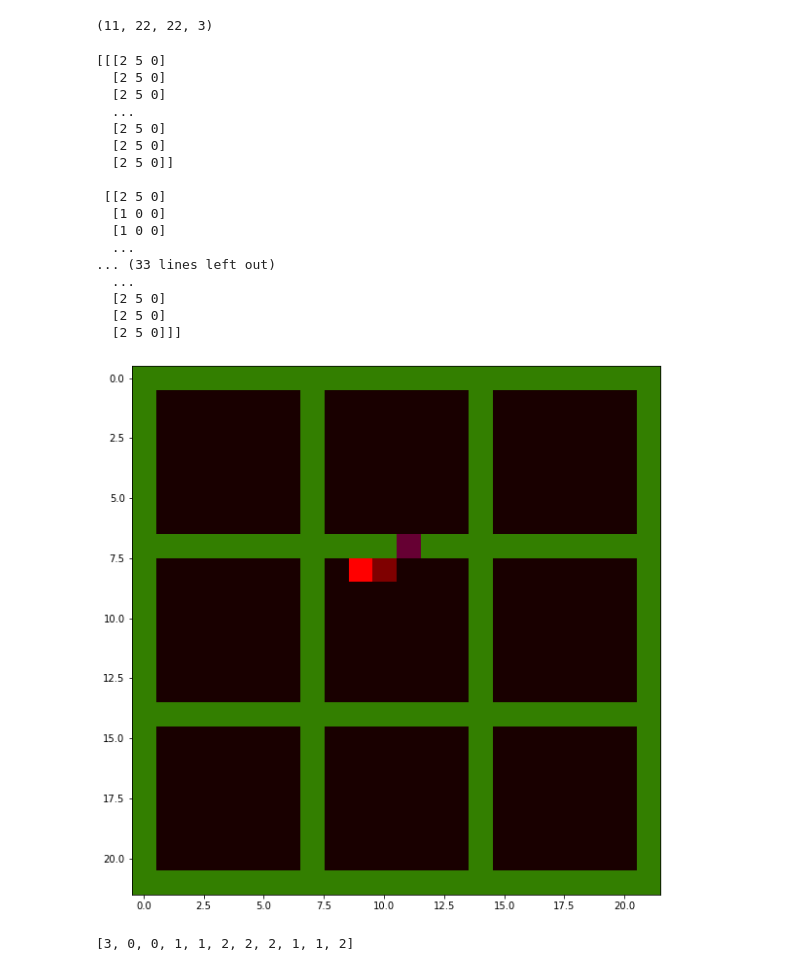
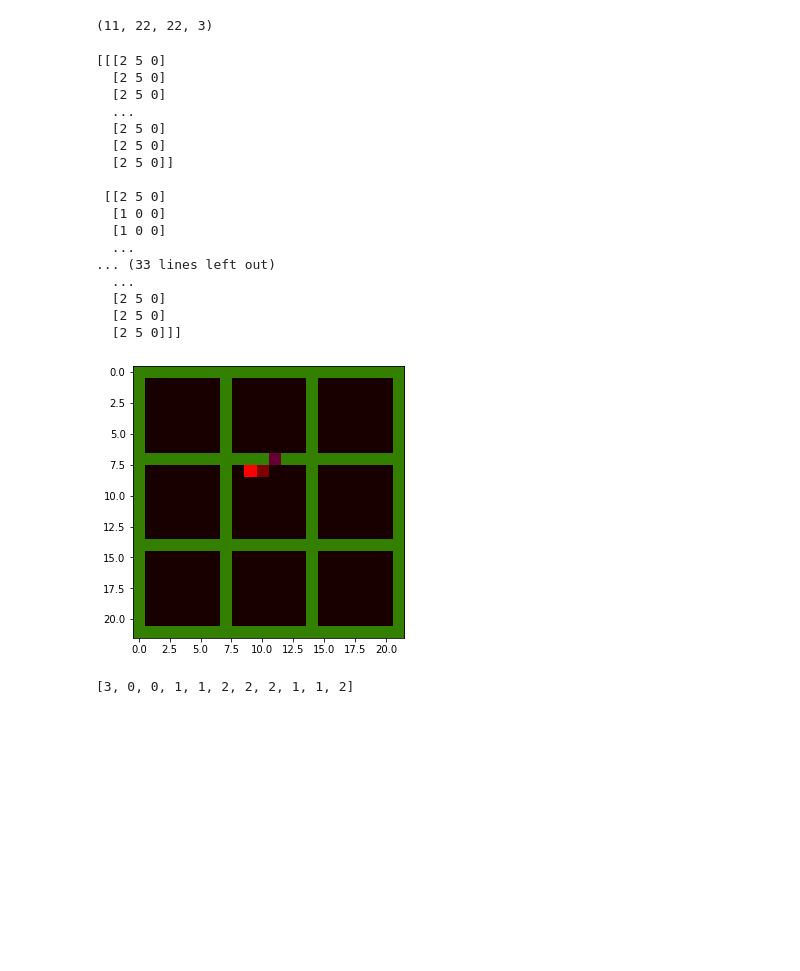
Before and after one commit to n-harley/idyo-gw, a Jupyter notebook: dataset-explorer.ipynb, the cells around one changed output. Drawn from its saved outputs; the diff is of its cells as text; code cells hidden in the pictures; blank space fills up the shorter version.

```diff
--- a/dataset-explorer.ipynb
+++ b/dataset-explorer.ipynb
@@ -31,28 +31,28 @@ numeric_state.shape
 # %%
 # Example initial numeric state (step=0)
 print(numeric_state[0])
-plt.figure(figsize=(10,10))
+plt.figure(figsize=(5,5))
 plt.imshow(numeric_state[0]/10)
 plt.show()
 # %% [output]
 [[[2 5 0]
   [2 5 0]
   [2 5 0]
   ...
   [2 5 0]
   [2 5 0]
   [2 5 0]]
 
  [[2 5 0]
   [1 0 0]
   [1 0 0]
   ...
 ... (33 lines left out)
   ...
   [2 5 0]
   [2 5 0]
   [2 5 0]]]
-[figure, old version]
+[figure, new version]
 # %%
 # this is an additional compass-sensor (called direction) which the agent could use to navigate
 # not sure if this is useful at this point
```
Also changed, not shown: 9 other files.
